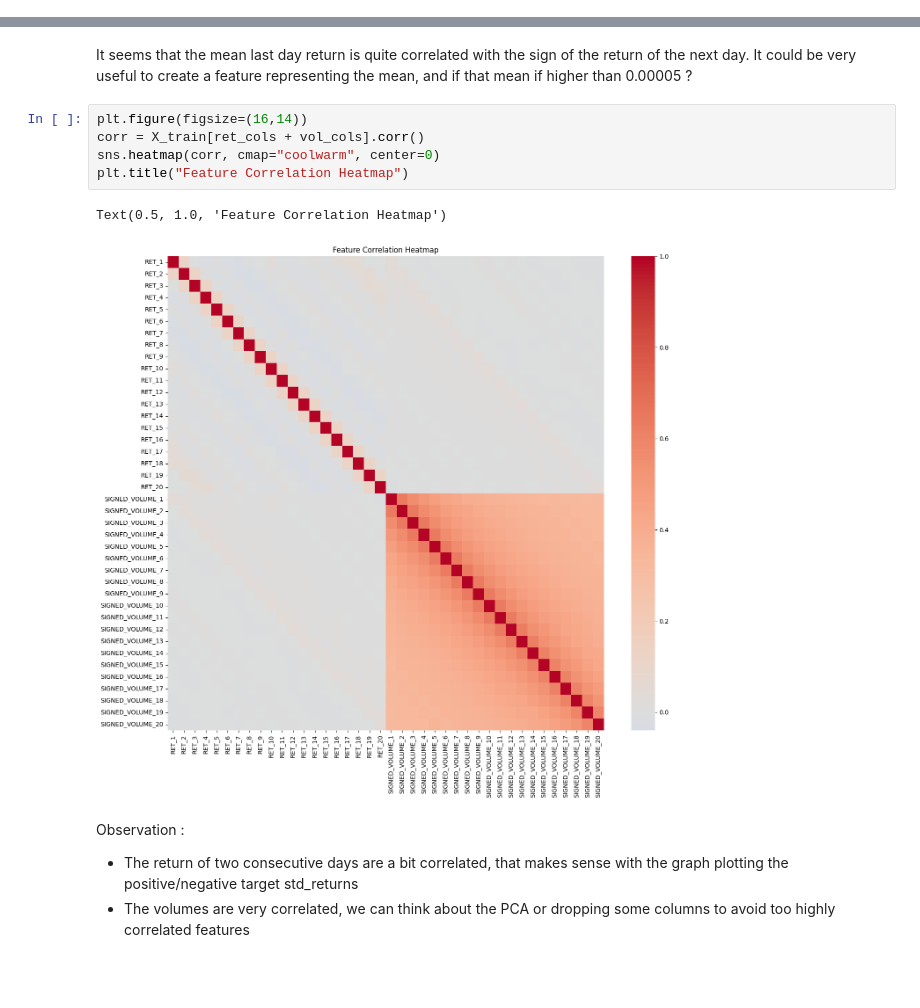
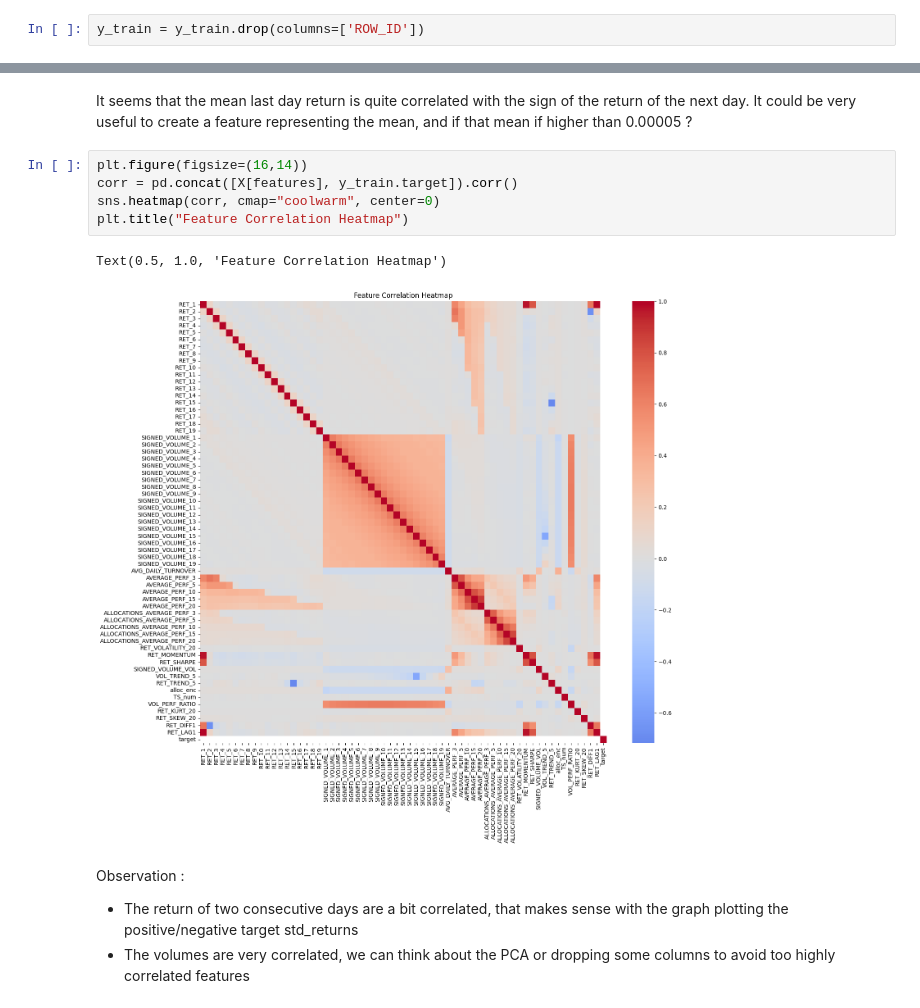
Before and after one commit to leclercrafael/QRT-Asset-Allocation-Performance-forecasting, a Jupyter notebook: main_raf.ipynb, the cells around one changed output, grey strips where cells are left out. Drawn from its saved outputs; the diff is of its cells as text; blank space fills up the shorter version.

```diff
--- a/main_raf.ipynb
+++ b/main_raf.ipynb
@@ -217,3 +243,5 @@ plt.tight_layout()
 plt.show()
 # %% [output]
 [figure]
+# %%
+y_train = y_train.drop(columns=['ROW_ID'])
@@ -221,12 +348,12 @@ plt.show()
 It seems that the mean last day return is quite correlated with the sign of the return of the next day. It could be very useful to create a feature representing the mean, and if that mean if higher than 0.00005 ?
 # %%
 plt.figure(figsize=(16,14))
-corr = X_train[ret_cols + vol_cols].corr()
+corr = pd.concat([X[features], y_train.target]).corr()
 sns.heatmap(corr, cmap="coolwarm", center=0)
 plt.title("Feature Correlation Heatmap")
 # %% [output]
 Text(0.5, 1.0, 'Feature Correlation Heatmap')
-[figure, old version]
+[figure, new version]
 # %% [markdown]
 Observation :
 - The return of two consecutive days are a bit correlated, that makes sense with the graph plotting the positive/negative target std_returns
```
Also changed, not shown: parts of 20 cells of this notebook, 1 other file.
